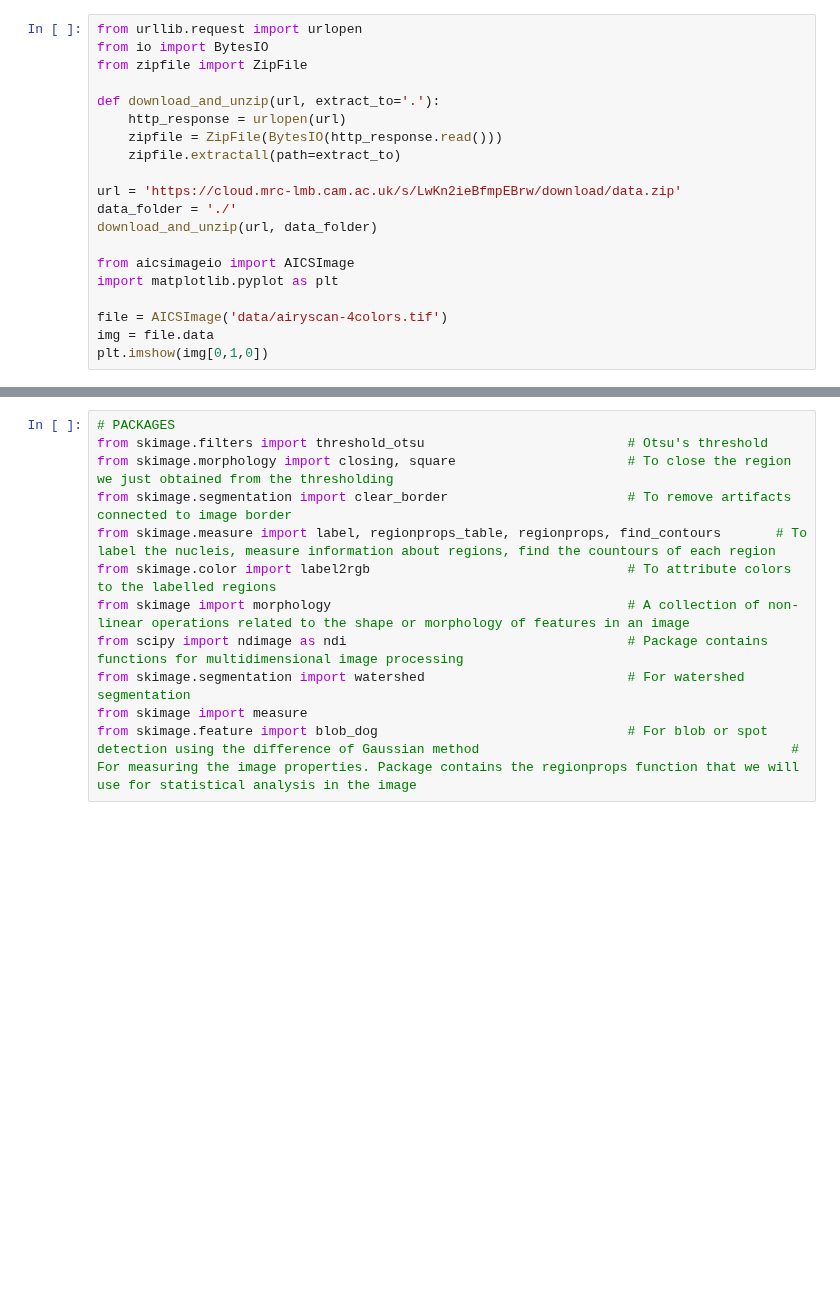
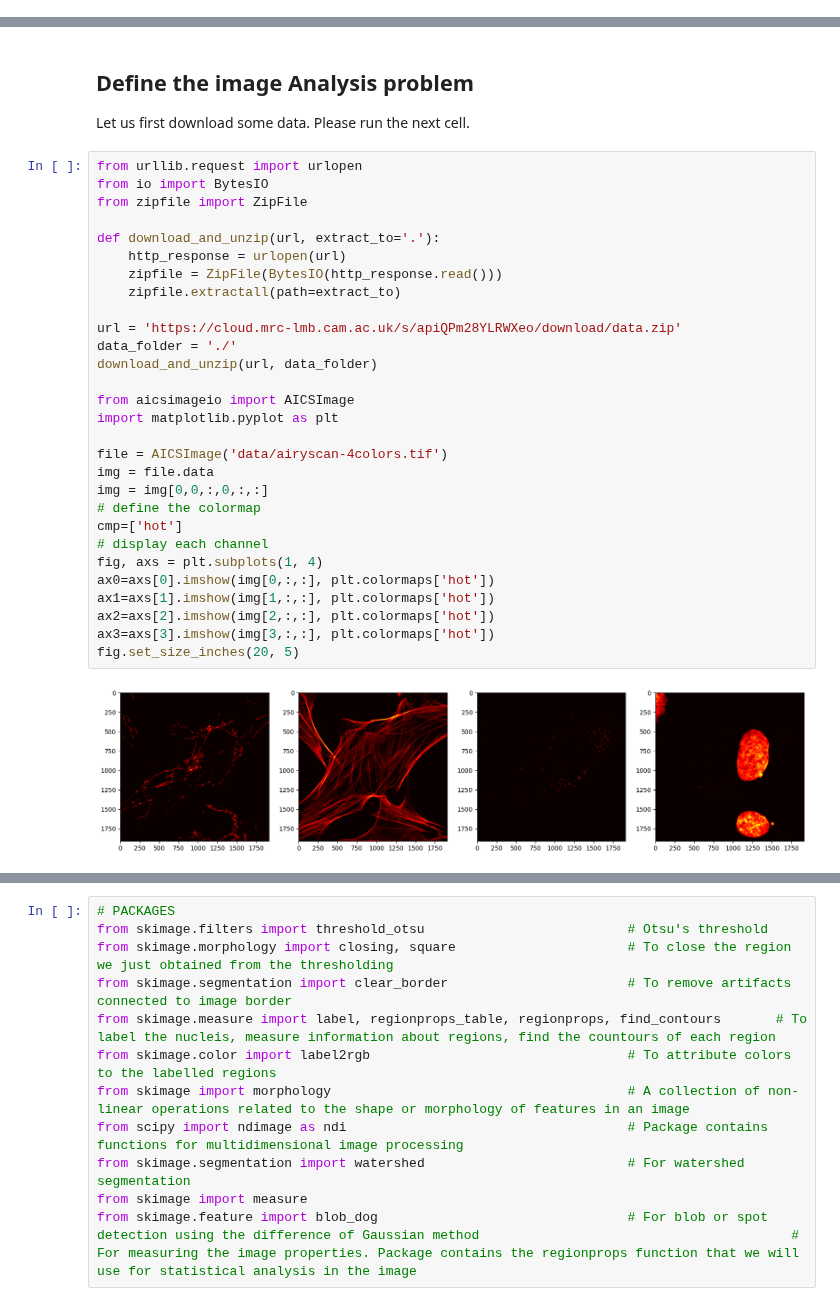
Before and after one commit to u-schulze/Python-course, a Jupyter notebook: Course-main.ipynb, the cells around one changed output, grey strips where cells are left out. Cells and saved outputs as stored; diff of their text form; blank space fills up the shorter version.

```diff
--- a/Course-main.ipynb
+++ b/Course-main.ipynb
@@ -28,20 +0,0 @@ short explanation of what metadata is
-# %%
-from urllib.request import urlopen
-from io import BytesIO
-from zipfile import ZipFile
-
-def download_and_unzip(url, extract_to='.'):
-    http_response = urlopen(url)
-    zipfile = ZipFile(BytesIO(http_response.read()))
-    zipfile.extractall(path=extract_to)
-
-url = 'https://cloud.mrc-lmb.cam.ac.uk/s/LwKn2ieBfmpEBrw/download/data.zip'
-data_folder = './'
-download_and_unzip(url, data_folder)
-
-from aicsimageio import AICSImage
-import matplotlib.pyplot as plt
-
-file = AICSImage('data/airyscan-4colors.tif')
-img = file.data
-plt.imshow(img[0,1,0])
@@ -287,0 +8,35 @@ There is also one way to automatically detect the threshold that needs to be app
+# %% [markdown]
+## Define the image Analysis problem
+
+Let us first download some data. Please run the next cell.
+# %%
+from urllib.request import urlopen
+from io import BytesIO
+from zipfile import ZipFile
+
+def download_and_unzip(url, extract_to='.'):
+    http_response = urlopen(url)
+    zipfile = ZipFile(BytesIO(http_response.read()))
+    zipfile.extractall(path=extract_to)
+
+url = 'https://cloud.mrc-lmb.cam.ac.uk/s/apiQPm28YLRWXeo/download/data.zip'
+data_folder = './'
+download_and_unzip(url, data_folder)
+
+from aicsimageio import AICSImage
+import matplotlib.pyplot as plt
+
+file = AICSImage('data/airyscan-4colors.tif')
+img = file.data
+img = img[0,0,:,0,:,:]
+# define the colormap
+cmp=['hot']
+# display each channel
+fig, axs = plt.subplots(1, 4)
+ax0=axs[0].imshow(img[0,:,:], plt.colormaps['hot'])
+ax1=axs[1].imshow(img[1,:,:], plt.colormaps['hot'])
+ax2=axs[2].imshow(img[2,:,:], plt.colormaps['hot'])
+ax3=axs[3].imshow(img[3,:,:], plt.colormaps['hot'])
+fig.set_size_inches(20, 5)
+# %% [output]
+[figure, added]
```
Also changed, not shown: parts of 72 cells of this notebook.
